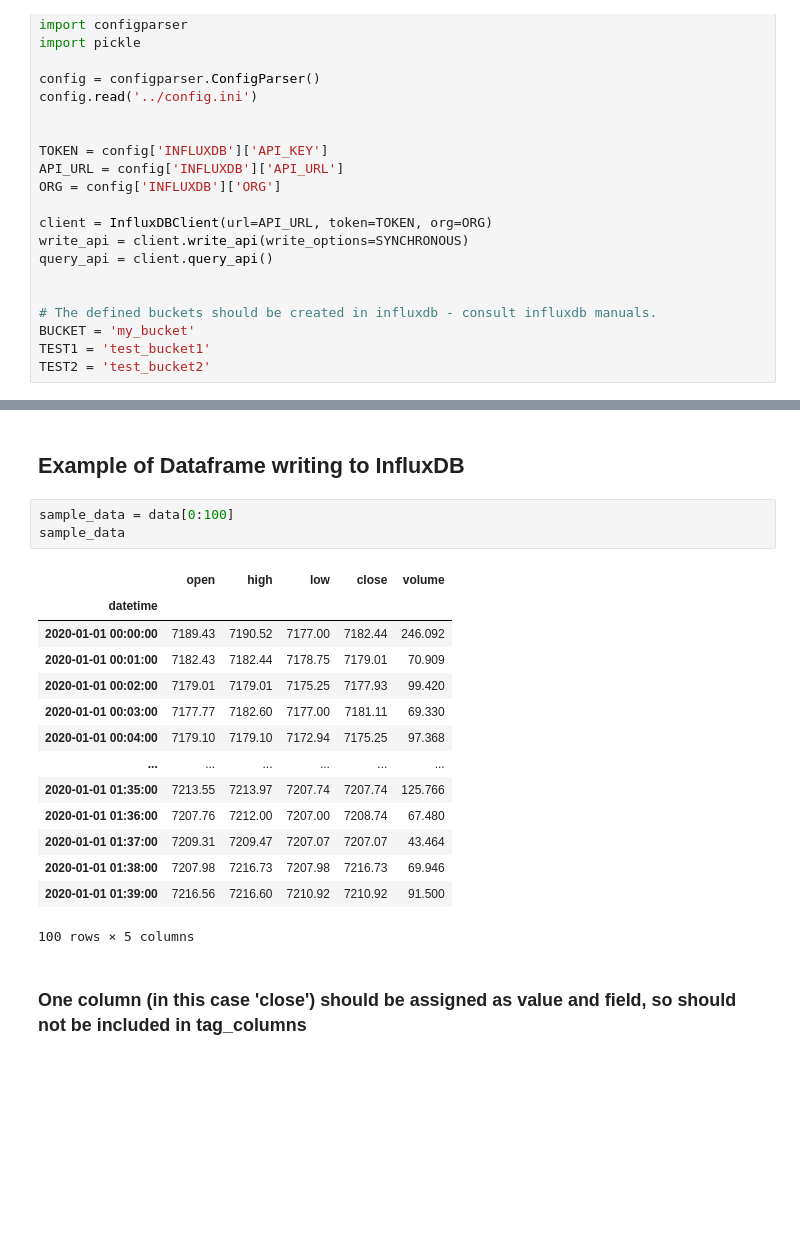
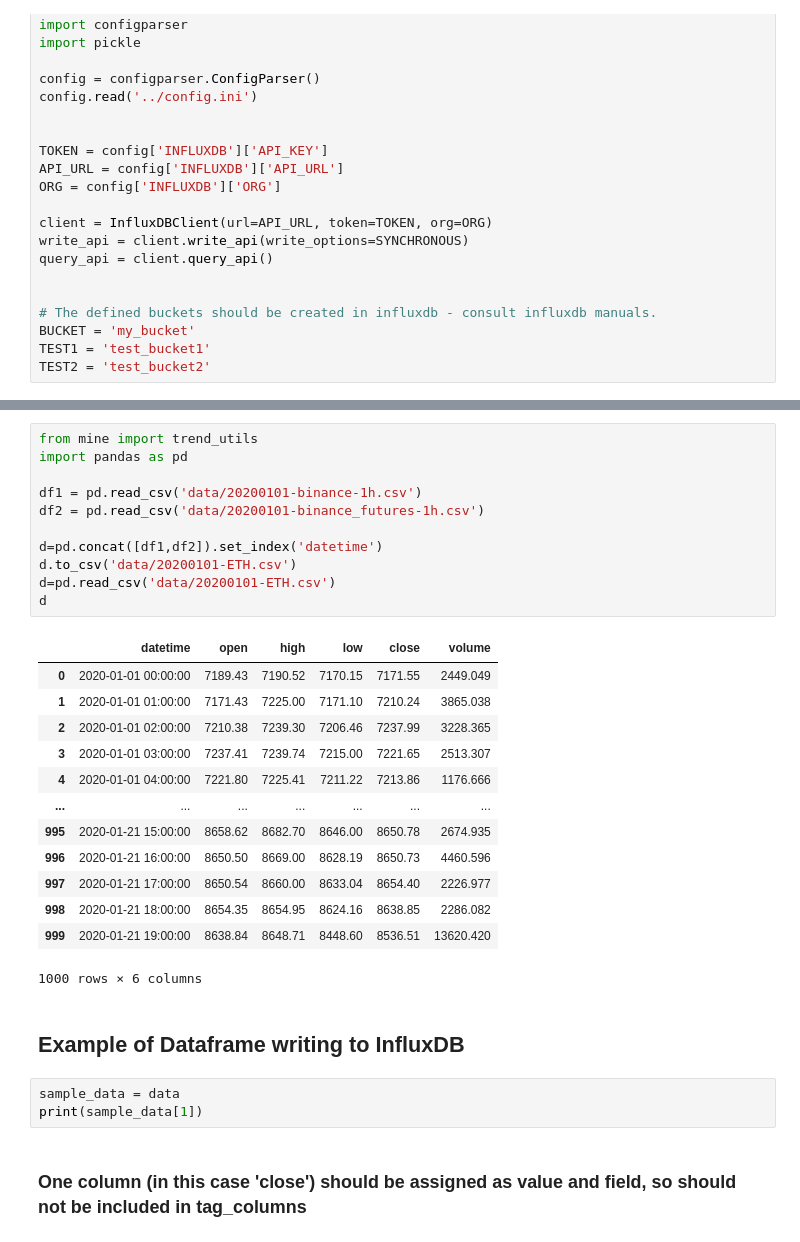
Before and after one commit to minsoo0926/trading, a Jupyter notebook: trading/example_influxdb.ipynb, the cells around one changed output, grey strips where cells are left out. Saved outputs shown, nothing was run; the diff lists cells and outputs as text; blank space fills up the shorter version.

```diff
--- a/trading/example_influxdb.ipynb
+++ b/trading/example_influxdb.ipynb
@@ -30,23 +57,33 @@ with open('data/20200101-binance_futures-1m.pkl', 'rb') as f:
+# %%
+from mine import trend_utils
+import pandas as pd
+
+df1 = pd.read_csv('data/20200101-binance-1h.csv')
+df2 = pd.read_csv('data/20200101-binance_futures-1h.csv')
+
+d=pd.concat([df1,df2]).set_index('datetime')
+d.to_csv('data/20200101-ETH.csv')
+d=pd.read_csv('data/20200101-ETH.csv')
+d
+# %% [output]
+|  | datetime | open | high | low | close | volume |
+| 0 | 2020-01-01 00:00:00 | 7189.43 | 7190.52 | 7170.15 | 7171.55 | 2449.049 |
+| 1 | 2020-01-01 01:00:00 | 7171.43 | 7225.00 | 7171.10 | 7210.24 | 3865.038 |
+| 2 | 2020-01-01 02:00:00 | 7210.38 | 7239.30 | 7206.46 | 7237.99 | 3228.365 |
+| 3 | 2020-01-01 03:00:00 | 7237.41 | 7239.74 | 7215.00 | 7221.65 | 2513.307 |
+| 4 | 2020-01-01 04:00:00 | 7221.80 | 7225.41 | 7211.22 | 7213.86 | 1176.666 |
+| ... | ... | ... | ... | ... | ... | ... |
+| 995 | 2020-01-21 15:00:00 | 8658.62 | 8682.70 | 8646.00 | 8650.78 | 2674.935 |
+| 996 | 2020-01-21 16:00:00 | 8650.50 | 8669.00 | 8628.19 | 8650.73 | 4460.596 |
+| 997 | 2020-01-21 17:00:00 | 8650.54 | 8660.00 | 8633.04 | 8654.40 | 2226.977 |
+| 998 | 2020-01-21 18:00:00 | 8654.35 | 8654.95 | 8624.16 | 8638.85 | 2286.082 |
+| 999 | 2020-01-21 19:00:00 | 8638.84 | 8648.71 | 8448.60 | 8536.51 | 13620.420 |
+1000 rows × 6 columns
 # %% [markdown]
 ## Example of Dataframe writing to InfluxDB
 # %%
-sample_data = data[0:100]
-sample_data
+sample_data = data
+print(sample_data[1])
-# %% [output]
-|  | open | high | low | close | volume |
-| datetime |  |  |  |  |  |
-| 2020-01-01 00:00:00 | 7189.43 | 7190.52 | 7177.00 | 7182.44 | 246.092 |
-| 2020-01-01 00:01:00 | 7182.43 | 7182.44 | 7178.75 | 7179.01 | 70.909 |
-| 2020-01-01 00:02:00 | 7179.01 | 7179.01 | 7175.25 | 7177.93 | 99.420 |
-| 2020-01-01 00:03:00 | 7177.77 | 7182.60 | 7177.00 | 7181.11 | 69.330 |
-| 2020-01-01 00:04:00 | 7179.10 | 7179.10 | 7172.94 | 7175.25 | 97.368 |
-| ... | ... | ... | ... | ... | ... |
-| 2020-01-01 01:35:00 | 7213.55 | 7213.97 | 7207.74 | 7207.74 | 125.766 |
-| 2020-01-01 01:36:00 | 7207.76 | 7212.00 | 7207.00 | 7208.74 | 67.480 |
-| 2020-01-01 01:37:00 | 7209.31 | 7209.47 | 7207.07 | 7207.07 | 43.464 |
-| 2020-01-01 01:38:00 | 7207.98 | 7216.73 | 7207.98 | 7216.73 | 69.946 |
-| 2020-01-01 01:39:00 | 7216.56 | 7216.60 | 7210.92 | 7210.92 | 91.500 |
-100 rows × 5 columns
 # %% [markdown]
 ### One column (in this case 'close') should be assigned as value and field, so should not be included in tag_columns
 # %%
```
Also changed, not shown: parts of 5 cells of this notebook, 27 other files.
